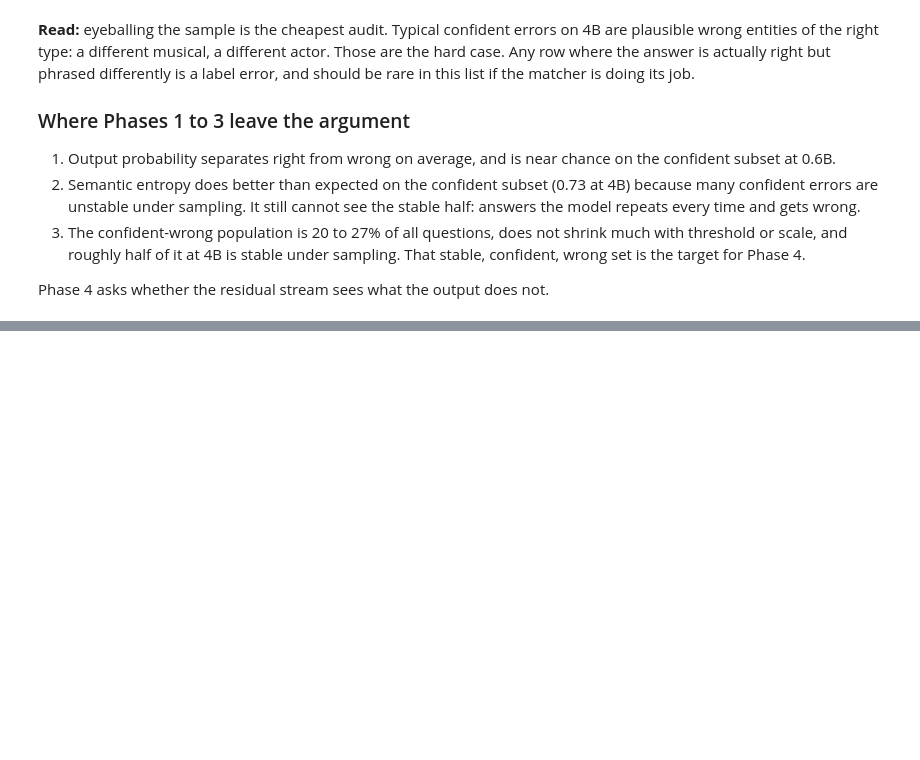
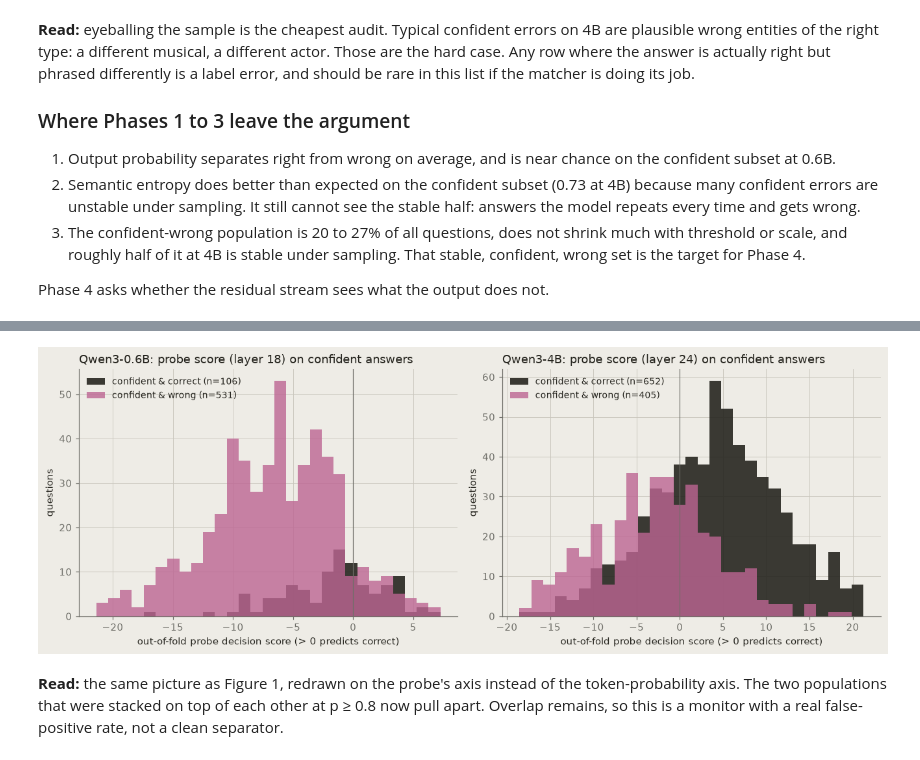
Before and after one commit to Ameya-bit/hallucination-monitors, a Jupyter notebook: notebooks/lit_review.ipynb, the cells around one changed output, grey strips where cells are left out. Saved outputs shown, nothing was run; the diff lists cells and outputs as text; code cells hidden in the pictures; blank space fills up the shorter version.

```diff
--- a/notebooks/lit_review.ipynb
+++ b/notebooks/lit_review.ipynb
@@ -467,0 +603,14 @@ Phase 4 asks whether the residual stream sees what the output does not.
+# %%
+fig, axes = plt.subplots(1, 2, figsize=(12, 4.4))
+for ax, m in zip(axes, RUNS):
+    d = REC[m]; conf = d.confident.values; pos = "last_prompt"; bl = BEST[m][pos]; sc = SCORES_BY_LAYER[m][f"probe_{pos}"][bl]
+    lo, hi = np.percentile(sc[conf], [1, 99]); bins = np.linspace(lo, hi, 30)
+    ax.hist(sc[conf & (d.correct == 1)], bins=bins, color=C_CORRECT, alpha=0.9, label=f"confident & correct (n={int((conf & (d.correct == 1)).sum())})")
+    ax.hist(sc[conf & (d.correct == 0)], bins=bins, color=C_WRONG, alpha=0.8, label=f"confident & wrong (n={int((conf & (d.correct == 0)).sum())})")
+    ax.axvline(0, color=MUTED, lw=0.8)
+    ax.set_title(f"{m}: probe score (layer {bl}) on confident answers"); ax.set_xlabel("out-of-fold probe decision score (> 0 predicts correct)"); ax.set_ylabel("questions"); ax.legend(fontsize=9)
+save(fig, "17_probe_score_hist_confident")
+# %% [output]
+[figure, added]
+# %% [markdown]
+**Read:** the same picture as Figure 1, redrawn on the probe's axis instead of the token-probability axis. The two populations that were stacked on top of each other at p ≥ 0.8 now pull apart. Overlap remains, so this is a monitor with a real false-positive rate, not a clean separator.
```
Also changed, not shown: parts of 19 cells of this notebook, 11 other files.
